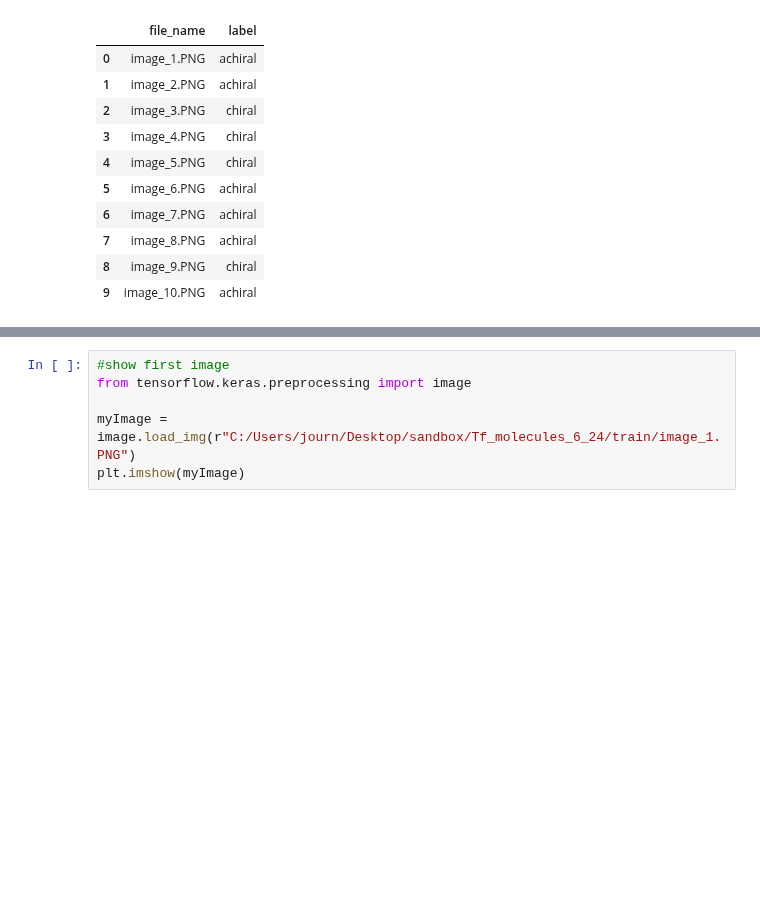
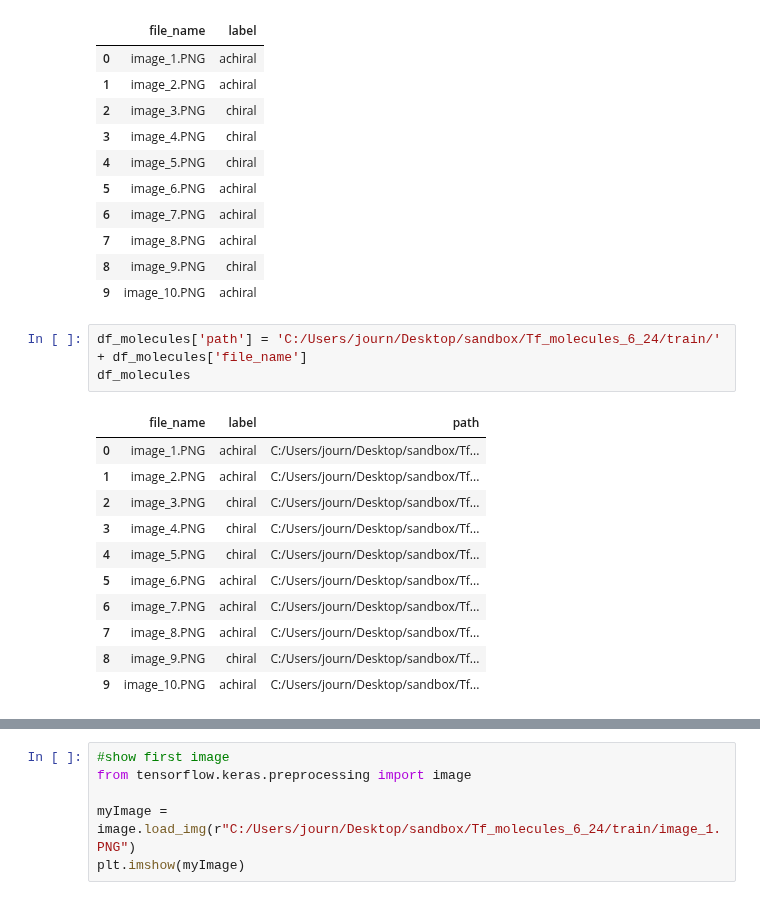
Before and after one commit to MeganTran6023/ChiralMolecule_TfClassification, a Jupyter notebook: 6_25_Tf_chiral_classification.ipynb, the cells around one changed output, grey strips where cells are left out. Cells and saved outputs as stored; diff of their text form; blank space fills up the shorter version.

```diff
--- a/6_25_Tf_chiral_classification.ipynb
+++ b/6_25_Tf_chiral_classification.ipynb
@@ -40,6 +40,21 @@ df_molecules
 | 7 | image_8.PNG | achiral |
 | 8 | image_9.PNG | chiral |
 | 9 | image_10.PNG | achiral |
+# %%
+df_molecules['path'] = 'C:/Users/journ/Desktop/sandbox/Tf_molecules_6_24/train/' + df_molecules['file_name']
+df_molecules
+# %% [output]
+|  | file_name | label | path |
+| 0 | image_1.PNG | achiral | C:/Users/journ/Desktop/sandbox/Tf... |
+| 1 | image_2.PNG | achiral | C:/Users/journ/Desktop/sandbox/Tf... |
+| 2 | image_3.PNG | chiral | C:/Users/journ/Desktop/sandbox/Tf... |
+| 3 | image_4.PNG | chiral | C:/Users/journ/Desktop/sandbox/Tf... |
+| 4 | image_5.PNG | chiral | C:/Users/journ/Desktop/sandbox/Tf... |
+| 5 | image_6.PNG | achiral | C:/Users/journ/Desktop/sandbox/Tf... |
+| 6 | image_7.PNG | achiral | C:/Users/journ/Desktop/sandbox/Tf... |
+| 7 | image_8.PNG | achiral | C:/Users/journ/Desktop/sandbox/Tf... |
+| 8 | image_9.PNG | chiral | C:/Users/journ/Desktop/sandbox/Tf... |
+| 9 | image_10.PNG | achiral | C:/Users/journ/Desktop/sandbox/Tf... |
 # %%
 df_molecules.info()
 # %% [output]
```
Also changed, not shown: parts of 13 cells of this notebook.
